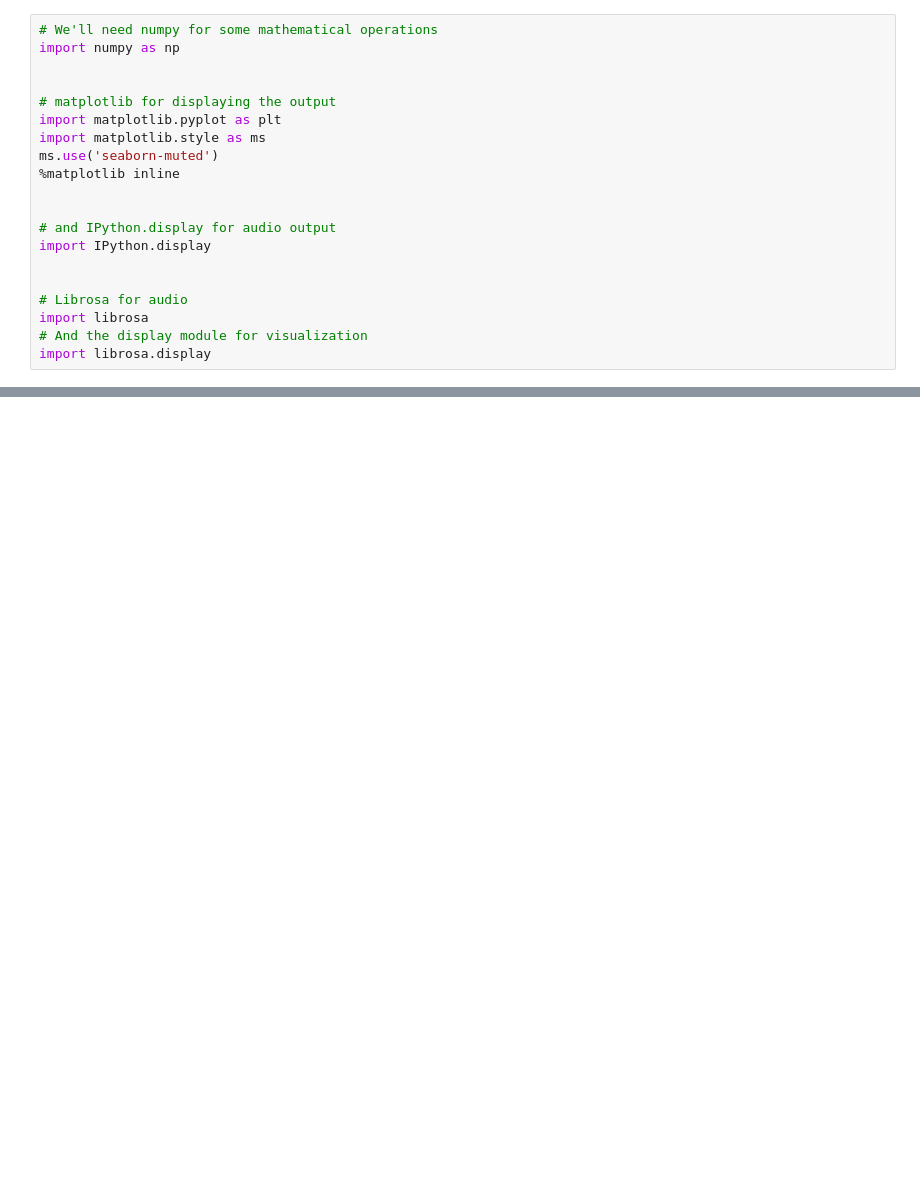
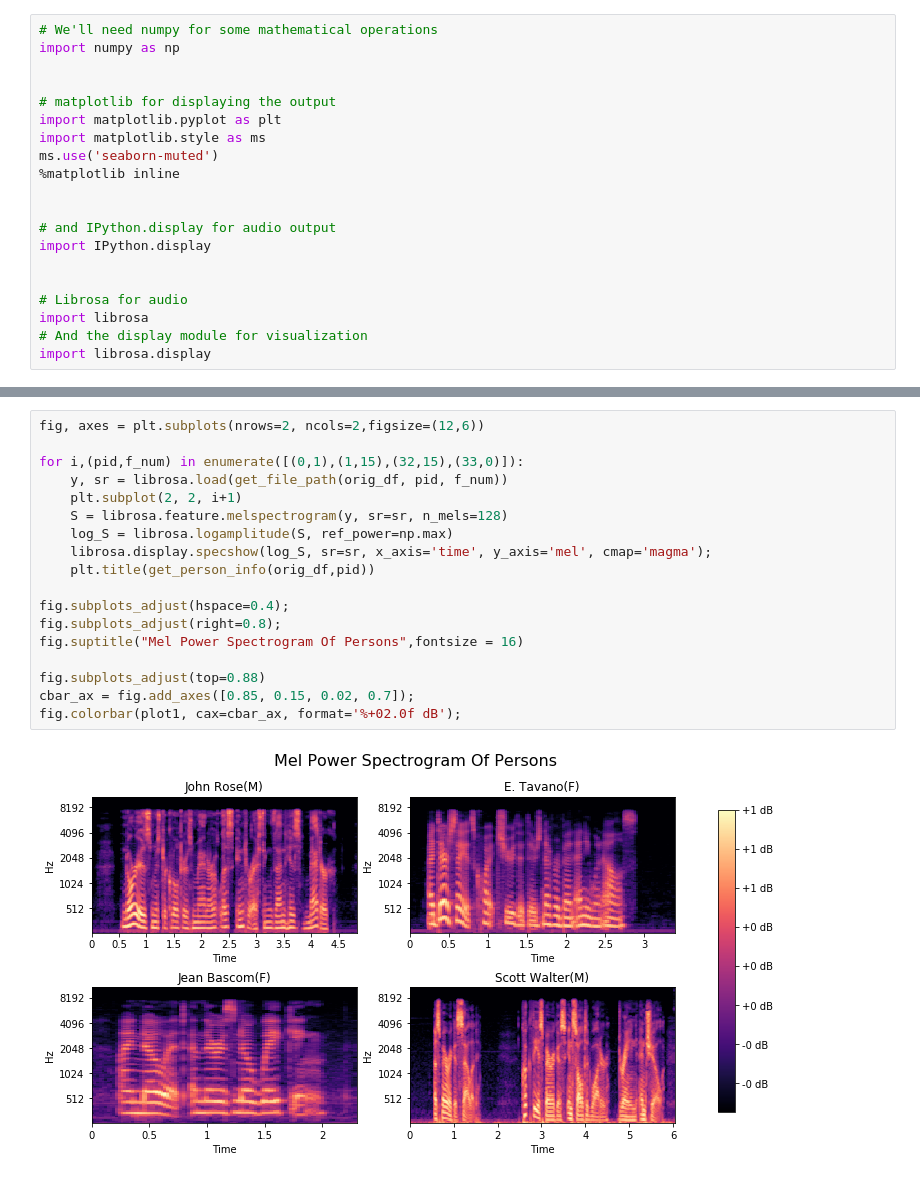
Before and after one commit to anshulshah96/Voice-Synthesizer, a Jupyter notebook: notebooks/plots/person_audio_plots.ipynb, the cells around one changed output, grey strips where cells are left out. Cells and saved outputs as stored; diff of their text form; blank space fills up the shorter version.

```diff
--- a/notebooks/plots/person_audio_plots.ipynb
+++ b/notebooks/plots/person_audio_plots.ipynb
@@ -126,0 +128,20 @@ plt.tight_layout();
+# %%
+fig, axes = plt.subplots(nrows=2, ncols=2,figsize=(12,6))
+
+for i,(pid,f_num) in enumerate([(0,1),(1,15),(32,15),(33,0)]):
+    y, sr = librosa.load(get_file_path(orig_df, pid, f_num))
+    plt.subplot(2, 2, i+1)
+    S = librosa.feature.melspectrogram(y, sr=sr, n_mels=128)
+    log_S = librosa.logamplitude(S, ref_power=np.max)
+    librosa.display.specshow(log_S, sr=sr, x_axis='time', y_axis='mel', cmap='magma');
+    plt.title(get_person_info(orig_df,pid))
+
+fig.subplots_adjust(hspace=0.4);
+fig.subplots_adjust(right=0.8);
+fig.suptitle("Mel Power Spectrogram Of Persons",fontsize = 16)
+
+fig.subplots_adjust(top=0.88)
+cbar_ax = fig.add_axes([0.85, 0.15, 0.02, 0.7]);
+fig.colorbar(plot1, cax=cbar_ax, format='%+02.0f dB');
+# %% [output]
+[figure, added]
```
Also changed, not shown: parts of 9 cells of this notebook, 13 other files.
